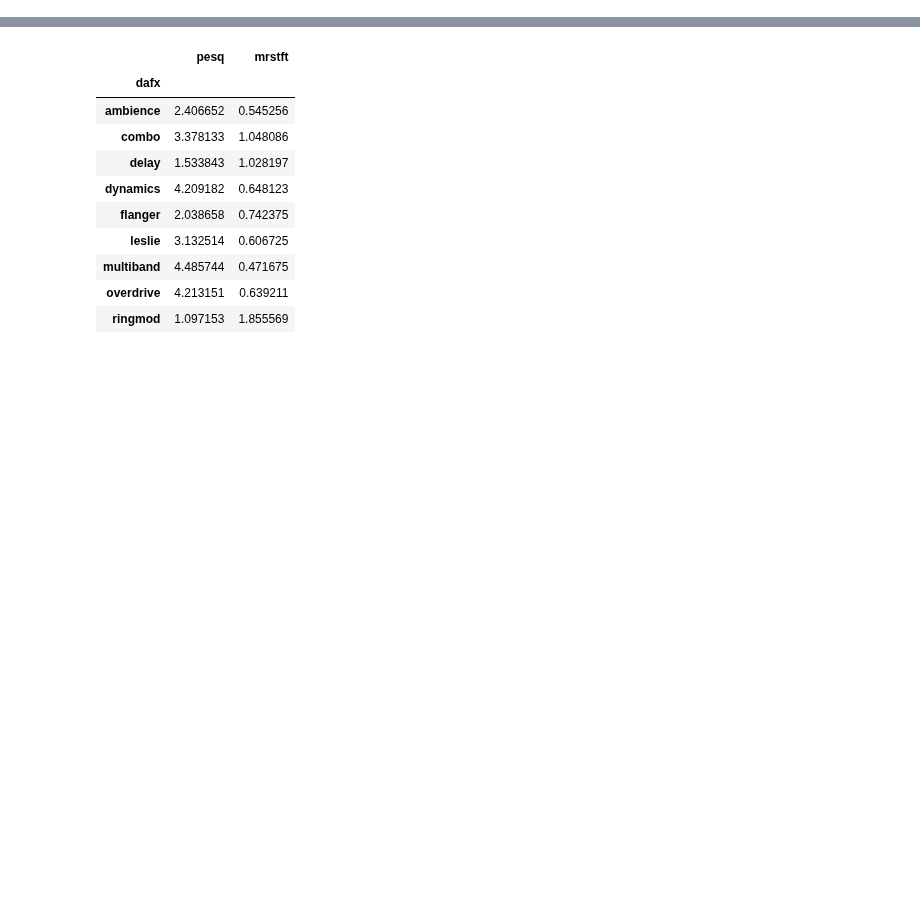
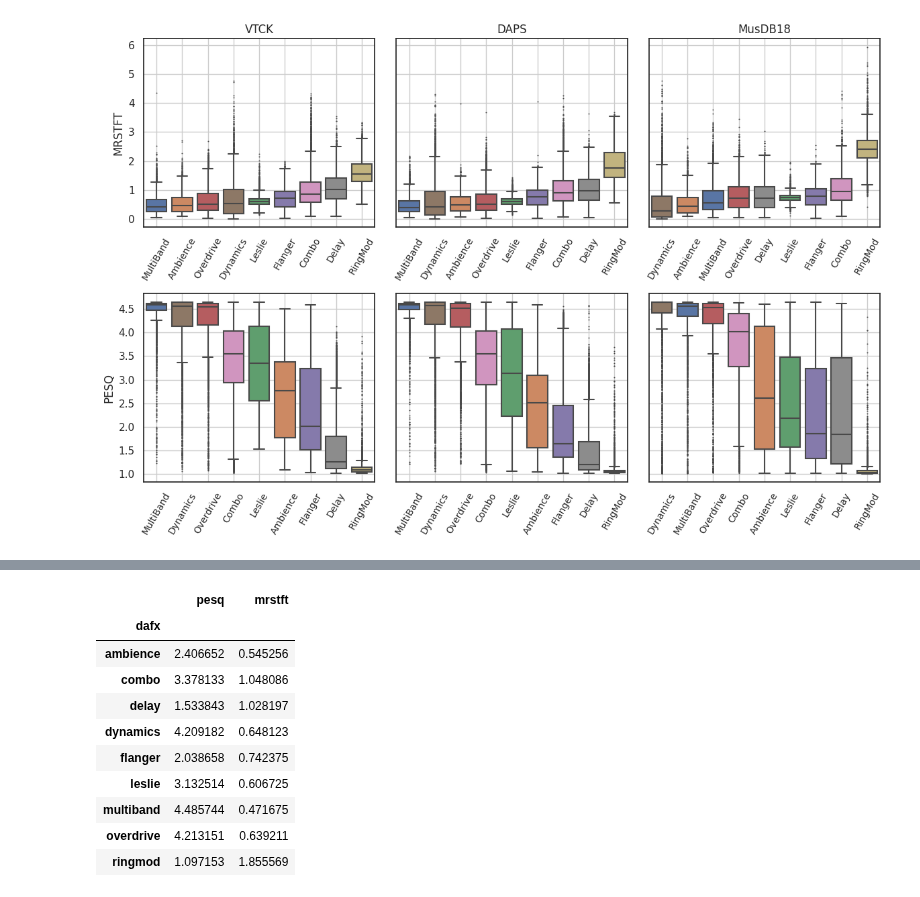
Before and after one commit to kieran-grant/Level5ProjectAudioVAE, a Jupyter notebook: src/evaluation/metrics_analysis.ipynb, the cells around one changed output, grey strips where cells are left out. Cells and saved outputs as stored; diff of their text form; code cells hidden in the pictures; blank space fills up the shorter version.

```diff
--- a/src/evaluation/metrics_analysis.ipynb
+++ b/src/evaluation/metrics_analysis.ipynb
@@ -6,15 +7,15 @@ import matplotlib.pyplot as plt
 # %%
-# def get_subplot_dimensions(N, max_columns=None):
-#     if max_columns is None or N <= max_columns:
-#         # If max_columns is not specified or N is less than or equal to max_columns,
-#         # then the number of columns required is equal to N.
-#         # In this case, the number of rows required is 1.
-#         return 1, N
+def get_subplot_dimensions(N, max_columns=None):
+    if max_columns is None or N <= max_columns:
+        # If max_columns is not specified or N is less than or equal to max_columns,
+        # then the number of columns required is equal to N.
+        # In this case, the number of rows required is 1.
+        return 1, N
 
-#     # If N is greater than max_columns, we need to calculate the number of rows required.
-#     rows = math.ceil(N / max_columns)
-#     cols = max_columns
+    # If N is greater wthan max_columns, we need to calculate the number of rows required.
+    rows = math.ceil(N / max_columns)
+    cols = max_columns
 
-#     return rows, cols
+    return rows, cols
 # %%
 RESULTS_DIR = "/home/kieran/Level5ProjectAudioVAE/src/evaluation/data/metrics"
@@ -50,3 +76,60 @@ musdb = pd.read_csv(f"{RESULTS_DIR}/musdb18.csv", index_col=0)[cols]
+# %%
+sns.set(style='white')
+
+fig, axs = plt.subplots(rows, cols, figsize=(4*cols,4*rows), sharey='row')
+
+for i in range(6):
+    row_idx, col_idx = divmod(i, cols)
+
+    df = dfs[col_idx]
+    metric = metrics[row_idx]
+
+    if rows == 1:
+            current_ax = axs[col_idx]
+    elif cols == 1:
+        current_ax = axs[row_idx]
+    else:
+        current_ax = axs[row_idx, col_idx]
+
+    if metric == 'mrstft':
+        order = df.groupby(by=["dafx"]).median().sort_values('mrstft').index
+    elif metric == 'pesq':
+        order = df.groupby(by=["dafx"]).median().sort_values('pesq').iloc[::-1].index
+
+    my_colours = [colour_map[fx] for fx in order]
+    sns.set_palette(my_colours)
+
+    sns.boxplot(df, x='dafx', y=metric, ax=current_ax, order=order, fliersize=.5)
+    labels = [format_map[x] for x in order]
+    current_ax.set_xticklabels(labels, rotation=60, fontsize=small_font)
+#     current_ax.set_xticklabels([])
+    current_ax.set_xlabel("")
+
+    current_ax.yaxis.grid(True) # Hide the horizontal gridlines
+    current_ax.xaxis.grid(True) # Show the vertical gridlines
+
+    if row_idx == 0:
+        current_ax.set_title(dataset_names[col_idx], fontsize=large_font)
+
+    if col_idx != 0:
+        current_ax.set_ylabel("")
+    else:
+        current_ax.set_ylabel(metrics[row_idx].upper(), fontsize=large_font)
+
+handles = []
+for fx in effects:
+    patch = mpatches.Patch(color=colour_map[fx], label=fx.title())
+    handles.append(patch)
+
+sns.set()
+
+plt.tight_layout()
+# fig.subplots_adjust(bottom=0.2)
+
+# fig.legend(handles=handles, loc="lower center", ncol=5, frameon=False)
+plt.savefig(f"{FIGURES_DIR}/metrics.svg")
+# %% [output]
+[figure, added]
 # %%
 low_metrics = [
     'mrstft', # multi-resolution spectrogram error (general perception of similarity)
```
Also changed, not shown: parts of 8 cells of this notebook, 2 other files.
